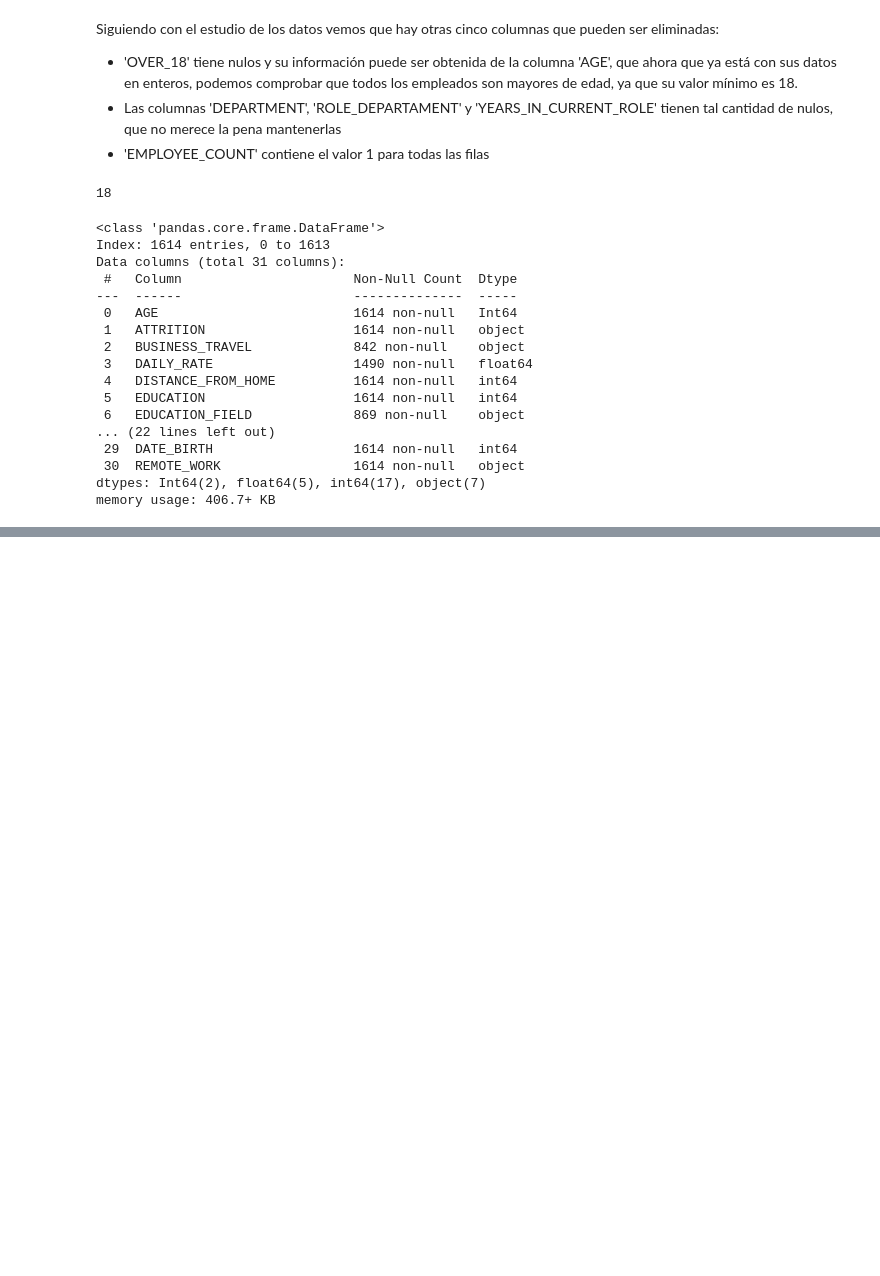
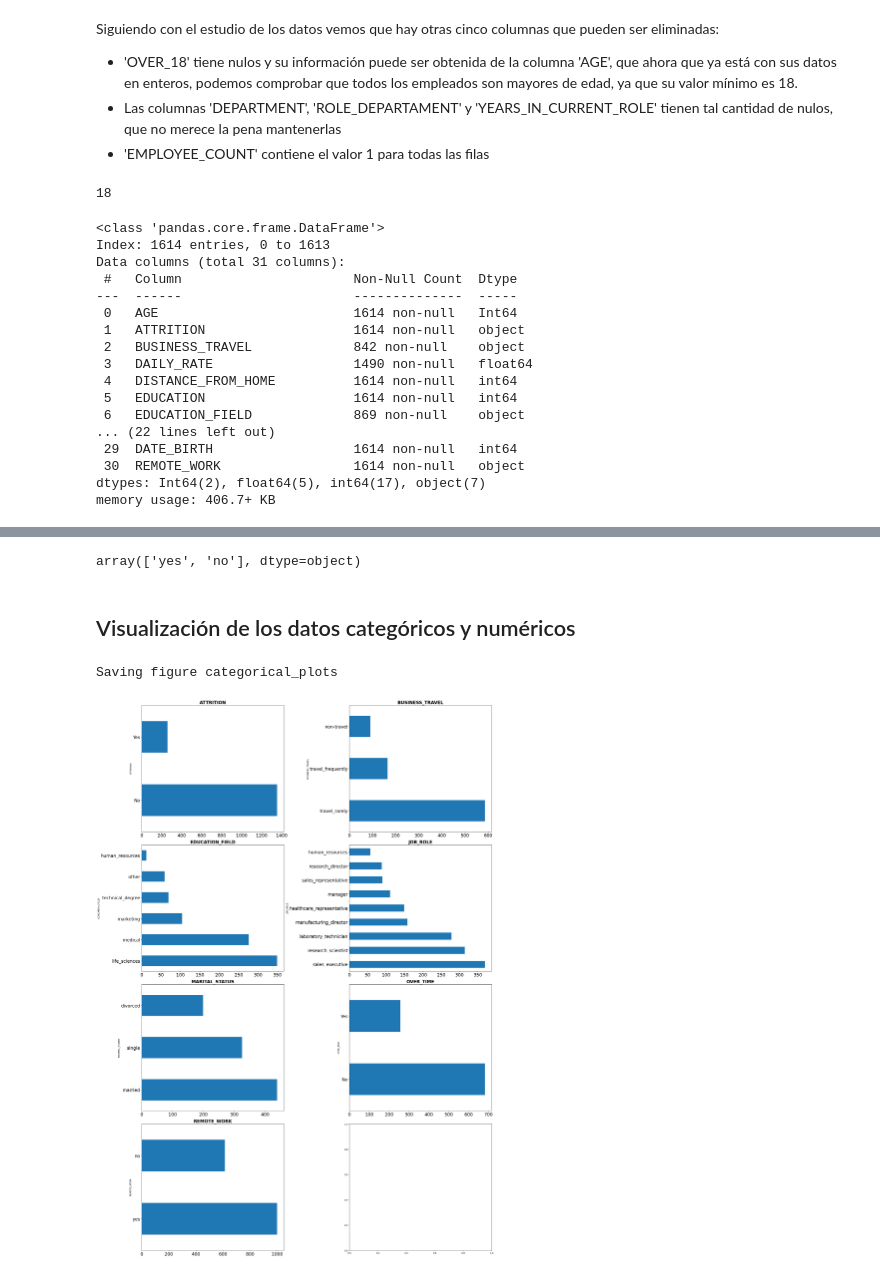
Before and after one commit to Origamologo/Empleados, a Jupyter notebook: 01_etl.ipynb, the cells around one changed output, grey strips where cells are left out. Cells and saved outputs as stored; diff of their text form; code cells hidden in the pictures; blank space fills up the shorter version.

```diff
--- a/01_etl.ipynb
+++ b/01_etl.ipynb
@@ -270,0 +337,6 @@ memory usage: 406.7+ KB
+# %%
+df_types['REMOTE_WORK'].unique()
+# %% [output]
+array(['yes', 'no'], dtype=object)
+# %% [markdown]
+## Visualización de los datos categóricos y numéricos
@@ -270,0 +356,20 @@ memory usage: 406.7+ KB
+# %%
+# Visualizacion de los datos categóricos
+
+fig, axes = plt.subplots(4, 2, figsize = (25,35))
+
+axes = axes.flat
+
+columnas_object = df_types.select_dtypes(include = "object").columns
+
+for i, colum in enumerate(columnas_object):
+    df_types[colum].value_counts().plot.barh(ax = axes[i])
+    axes[i].set_title(colum, fontsize = 20, fontweight = "bold")
+    axes[i].tick_params(labelsize = 20)
+    axes[i].set_xlabel("")
+
+save_fig("categorical_plots")
+fig.tight_layout();
+# %% [output]
+Saving figure categorical_plots
+[figure, added]
```
Also changed, not shown: parts of 16 cells of this notebook, 4 other files.
